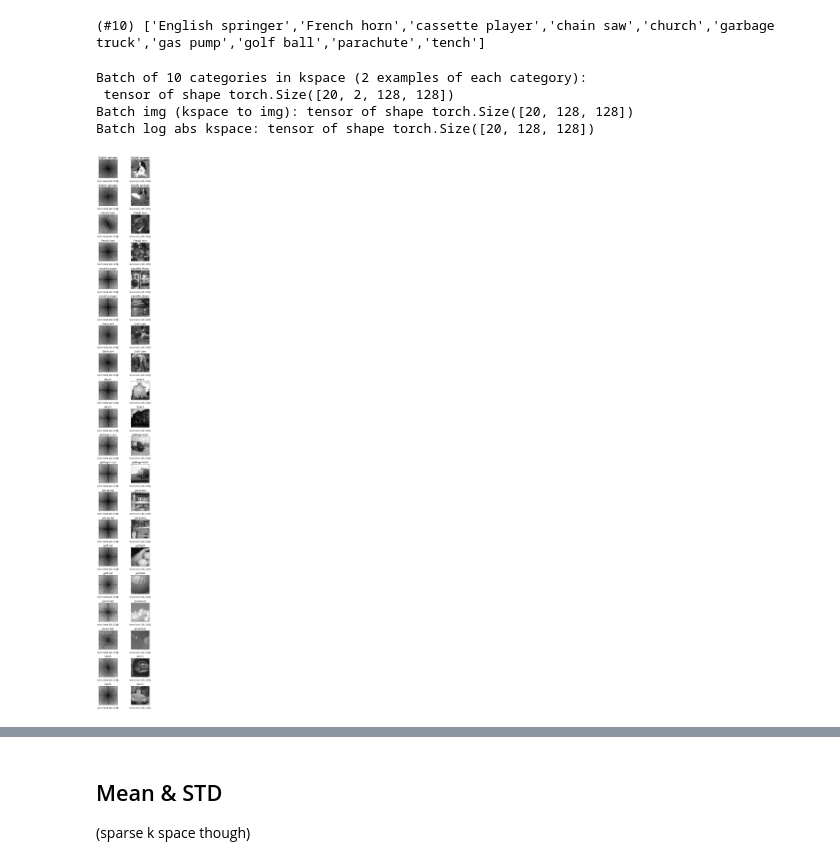
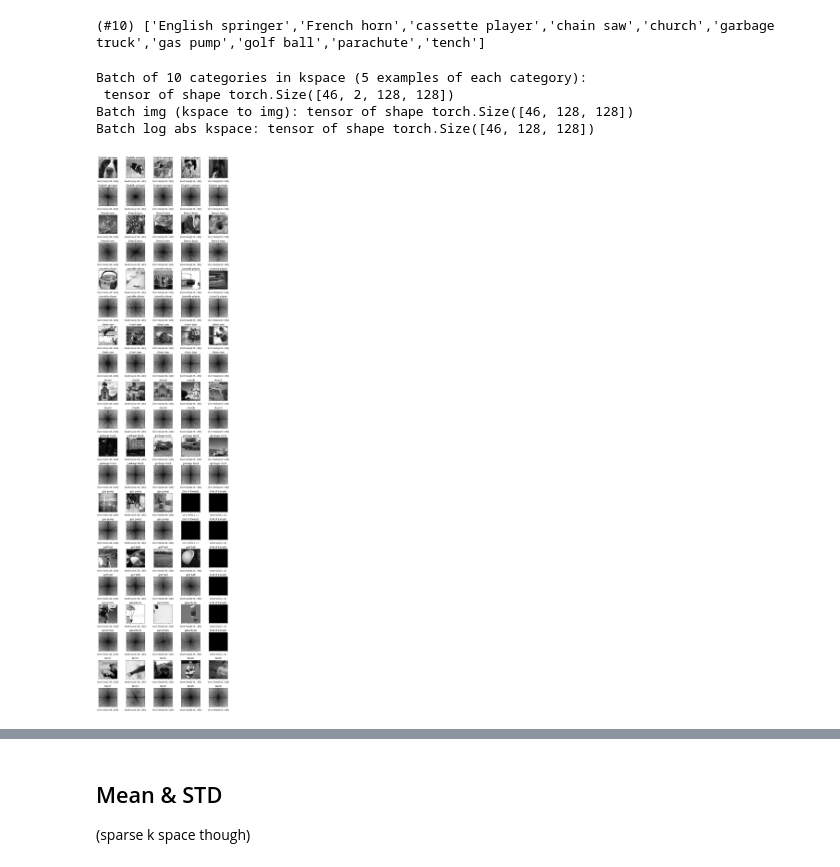
Before and after one commit to RGologorsky/fastmri, a Jupyter notebook: 03_kspace_classifier_real_imagenette.ipynb, the cells around one changed output, grey strips where cells are left out. Drawn from its saved outputs; the diff is of its cells as text; code cells hidden in the pictures.

```diff
--- a/03_kspace_classifier_real_imagenette.ipynb
+++ b/03_kspace_classifier_real_imagenette.ipynb
@@ -165,10 +163,22 @@ raw_items = fnames
 x_tfms = [PILImageBW.create]
 y_tfms = [parent_label, lbl_dict.__getitem__, Categorize]
 
-splitter  = GrandparentSplitter()
-splits = splitter(raw_items)
+splitter = GrandparentSplitter(valid_name='val')
+splits   = splitter(raw_items)
 
 #splitter = GrandparentSplitter(valid_name="val")
 #splittter = RandomSplitter(valid_pct=0.2, seed=42)
 
 dsets = Datasets(raw_items, tfms = [x_tfms, y_tfms], splits=splits)
+
+# print info
+
+# print how many items in total, in train, and in valid
+ntotal, ntrain, nvalid = len(raw_items), len(dsets.train), len(dsets.valid)
+print(f"total, train, valid, train+valid: {ntotal}, {ntrain}, {nvalid}, {ntrain+nvalid}")
+
+# show an (x,y) item in the dataset
+dsets.show(dsets[11_000])
+
+# vocab
+print(dsets.vocab)
@@ -203,7 +215,7 @@ im_dls.show_batch()
 # %% [markdown]
 Define dataloaders (learning in complex kspace)
 # %%
-k_item_tfms  = [RandomResizedCrop(128, min_scale=0.35), ToTensor]
+k_item_tfms  = [ToTensor, RandomResizedCrop(128, min_scale=0.35)]
 k_batch_tfms = [IntToFloatTensor, BatchReal2ComplexK, Complex2Channel] # Normalize? SaveShape
 
 k_dls = dsets.dataloaders(
@@ -298,44 +271,65 @@ k_dls.vocab
 # %% [output]
 (#10) ['English springer','French horn','cassette player','chain saw','church','garbage truck','gas pump','golf ball','parachute','tench']
 # %%
-# 10 classes (nrows), set number of examples per class (ncols)
-ncols, nrows = 2, 10
+# set max num examples to show per class (ncols)
+ncols = 5
+
+# nrows = number of classes/categories
+ncat = len(k_dls.vocab)
 
 # get random batch (512 bs)
 kxb, yb = k_dls.one_batch()
 kxb, yb = to_cpu(kxb), to_cpu(yb)
 
-# grab 5 examples of each digit
-kxbd = torch.cat(tuple(kxb[yb==digit][:ncols] for digit in range(10)), dim = 0)
-ybd  = torch.cat(tuple(yb[yb==digit][:ncols] for digit in range(10)), dim = 0)
+# grab 5 examples of each category
+kxbd = torch.cat(tuple(kxb[yb==cat][:ncols] for cat in range(ncat)), dim = 0)
+ybd  = torch.cat(tuple( yb[yb==cat][:ncols] for cat in range(ncat)), dim = 0)
 print(f"Batch of 10 categories in kspace ({ncols} examples of each category):\n tensor of shape {kxbd.shape}")
 
 # decodes
 rev_kxbd = apply(Complex2Channel().decodes(kxbd), TensorTfms.batch_k2real(onesided=False))
 print(f"Batch img (kspace to img): tensor of shape {rev_kxbd.shape}")
 
 # kspace abs
 abs_kxbd = apply(Complex2Channel().decodes(kxbd), TensorTfms.log_abs, pre=TensorTfms.t_abs)
 print(f"Batch log abs kspace: tensor of shape {abs_kxbd.shape}")
 
 # plot item in batch
 
-# set titles/order of images to plot
-n = len(ybd)
-ncols_eff = n//nrows
-ncols_rem = n - ncols_eff
+# how many examples of each category are there in each category
+ncols_in_cat = {cat: len(yb[yb==cat][:ncols]) for cat in range(ncat)}
 
-titles = [x for i in range(n) for x in [f"{k_dls.vocab[ybd[i]]}", f"{k_dls.vocab[ybd[i]]}"]]
-imgs   = [x for i in range(n) for x in [abs_kxbd[i], rev_kxbd[i]]]
+# create a list of imgs and titles
+imgs   = L()
+titles = L()
+
+# default if there are no further examples of desired category
+empty_img   = L(torch.zeros(1,1))
+empty_title = L("End of Exmpls")
+
+kidx = 0
+for cat in range(ncat):
+  # say we want 5 examples per category but only have 3 here:ncols_eff=3,empty=2
+  ncols_eff  = ncols_in_cat[cat]
+  n_empty    = ncols - ncols_eff
+
+  # add a row of images (in real image space), pad with empty image
+  imgs += L(rev_kxbd[kidx + i] for i in range(ncols_eff)) + empty_img * n_empty
+  imgs += L(abs_kxbd[kidx + i] for i in range(ncols_eff)) + empty_img * n_empty
+
+  # add titles for two rows (titles identical for these two rows)
+  titles += (L(f"{k_dls.vocab[ybd[kidx + i]]}" for i in range(ncols_eff)) + empty_title * n_empty)*2
+
+  kidx += ncols_eff
 
 # plot
-plot(imgs, titles, nrows=2*nrows, ncols=ncols_eff, figsize=(5,40))
+plot(imgs, titles, nrows=2*ncat, ncols=ncols, figsize=(ncols*2,ncat*4))
 # %% [output]
-Batch of 10 categories in kspace (2 examples of each category):
- tensor of shape torch.Size([20, 2, 128, 128])
-Batch img (kspace to img): tensor of shape torch.Size([20, 128, 128])
-Batch log abs kspace: tensor of shape torch.Size([20, 128, 128])
+Batch of 10 categories in kspace (5 examples of each category):
+ tensor of shape torch.Size([46, 2, 128, 128])
+Batch img (kspace to img): tensor of shape torch.Size([46, 128, 128])
+Batch log abs kspace: tensor of shape torch.Size([46, 128, 128])
-[figure, old version]
+[figure, new version]
 # %%
 # screen for a particular digit/category
 
```
Also changed, not shown: parts of 36 cells of this notebook.
